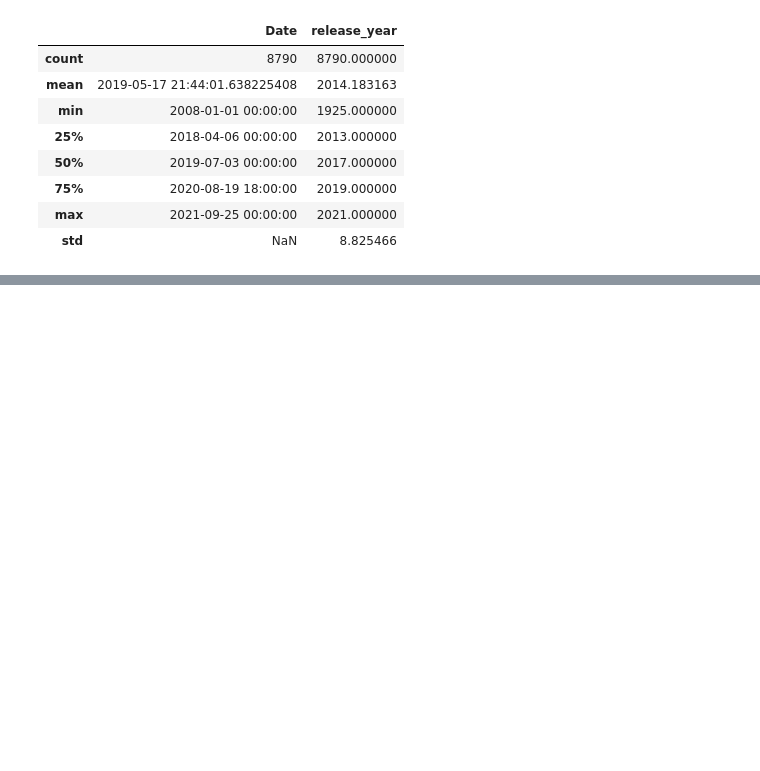
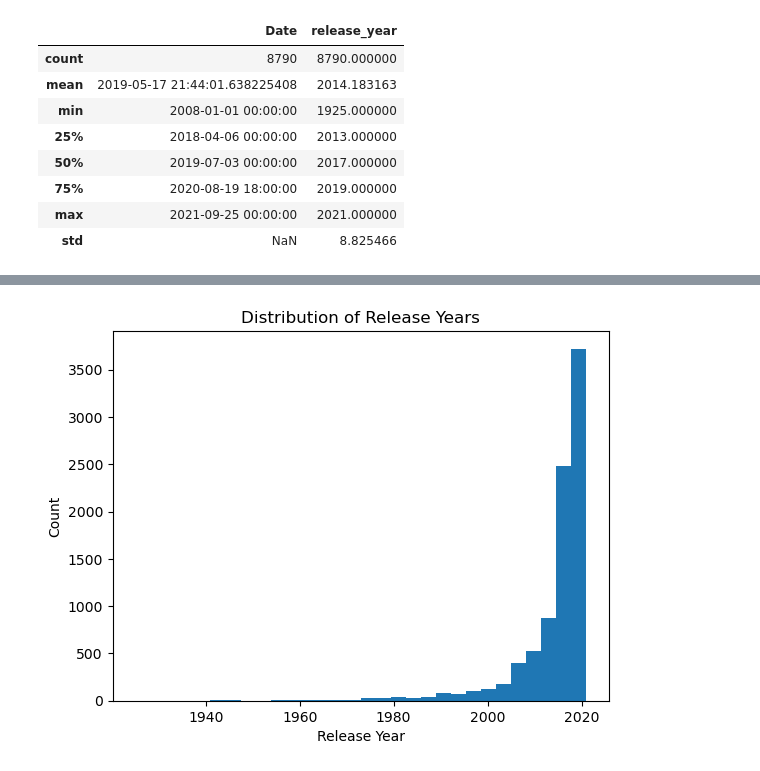
Before and after one commit to ElDEEB21/Netflix-Analytics, a Jupyter notebook: analyse.ipynb, the cells around one changed output, grey strips where cells are left out. Saved outputs shown, nothing was run; the diff lists cells and outputs as text; code cells hidden in the pictures; blank space fills up the shorter version.

```diff
--- a/analyse.ipynb
+++ b/analyse.ipynb
@@ -114,0 +223,8 @@ df.describe()
+# %%
+df['release_year'].plot(kind='hist', bins=30)
+plt.title('Distribution of Release Years')
+plt.xlabel('Release Year')
+plt.ylabel('Count')
+plt.show()
+# %% [output]
+[figure, added]
```
Also changed, not shown: parts of 11 cells of this notebook.
